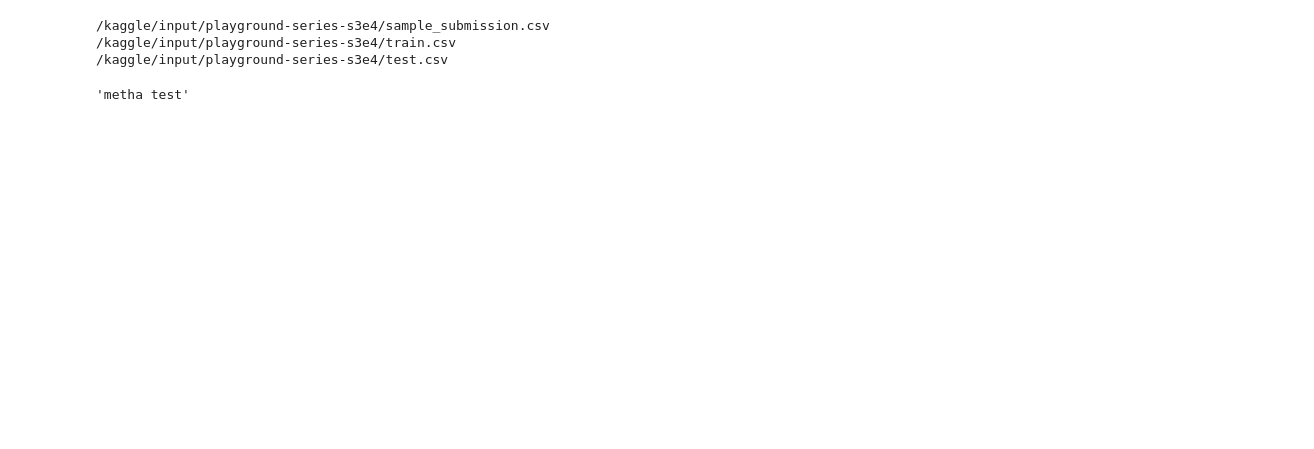
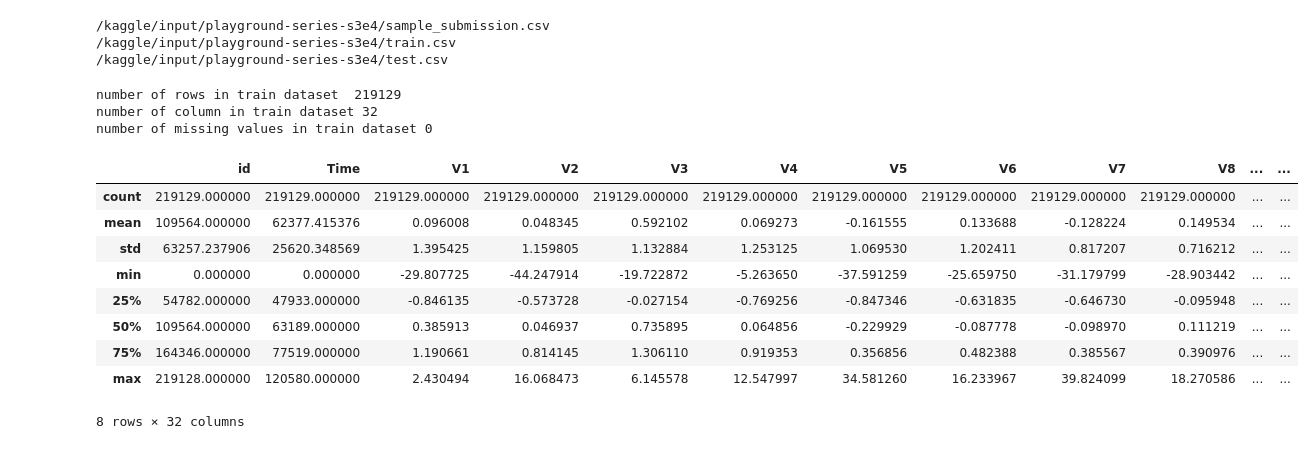
Before and after one commit to methasantosa/KaggleCompetition, a Jupyter notebook: swag-credit-card-fraud-detection.ipynb, the cells around one changed output. Cells and saved outputs as stored; diff of their text form; code cells hidden in the pictures; blank space fills up the shorter version.

```diff
--- a/swag-credit-card-fraud-detection.ipynb
+++ b/swag-credit-card-fraud-detection.ipynb
@@ -20,7 +20,3 @@ for dirname, _, filenames in os.walk('/kaggle/input'):
 /kaggle/input/playground-series-s3e4/sample_submission.csv
 /kaggle/input/playground-series-s3e4/train.csv
 /kaggle/input/playground-series-s3e4/test.csv
-# %%
-'metha test'
-# %% [output]
-'metha test'
@@ -26,0 +52,21 @@ for dirname, _, filenames in os.walk('/kaggle/input'):
+# %%
+print('number of rows in train dataset ', df_train.shape[0])
+print('number of column in train dataset', df_train.shape[1])
+print('number of missing values in train dataset', sum(df_train.isna().sum()))
+# %% [output]
+number of rows in train dataset  219129
+number of column in train dataset 32
+number of missing values in train dataset 0
+# %%
+df_train.describe()
+# %% [output]
+|  | id | Time | V1 | V2 | V3 | V4 | V5 | V6 | V7 | V8 | ... | ... |
+| count | 219129.000000 | 219129.000000 | 219129.000000 | 219129.000000 | 219129.000000 | 219129.000000 | 219129.000000 | 219129.000000 | 219129.000000 | 219129.000000 | ... | ... |
+| mean | 109564.000000 | 62377.415376 | 0.096008 | 0.048345 | 0.592102 | 0.069273 | -0.161555 | 0.133688 | -0.128224 | 0.149534 | ... | ... |
+| std | 63257.237906 | 25620.348569 | 1.395425 | 1.159805 | 1.132884 | 1.253125 | 1.069530 | 1.202411 | 0.817207 | 0.716212 | ... | ... |
+| min | 0.000000 | 0.000000 | -29.807725 | -44.247914 | -19.722872 | -5.263650 | -37.591259 | -25.659750 | -31.179799 | -28.903442 | ... | ... |
+| 25% | 54782.000000 | 47933.000000 | -0.846135 | -0.573728 | -0.027154 | -0.769256 | -0.847346 | -0.631835 | -0.646730 | -0.095948 | ... | ... |
+| 50% | 109564.000000 | 63189.000000 | 0.385913 | 0.046937 | 0.735895 | 0.064856 | -0.229929 | -0.087778 | -0.098970 | 0.111219 | ... | ... |
+| 75% | 164346.000000 | 77519.000000 | 1.190661 | 0.814145 | 1.306110 | 0.919353 | 0.356856 | 0.482388 | 0.385567 | 0.390976 | ... | ... |
+| max | 219128.000000 | 120580.000000 | 2.430494 | 16.068473 | 6.145578 | 12.547997 | 34.581260 | 16.233967 | 39.824099 | 18.270586 | ... | ... |
+8 rows × 32 columns
```
Also changed, not shown: parts of 9 cells of this notebook.
